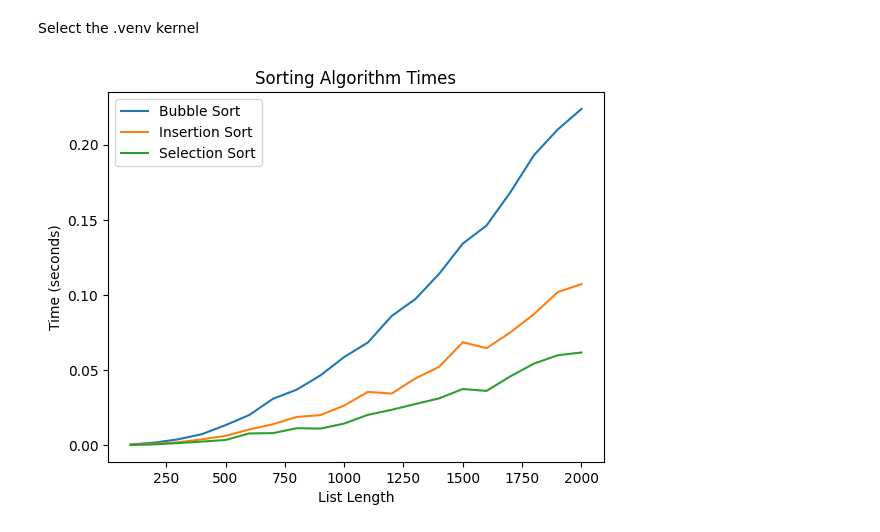
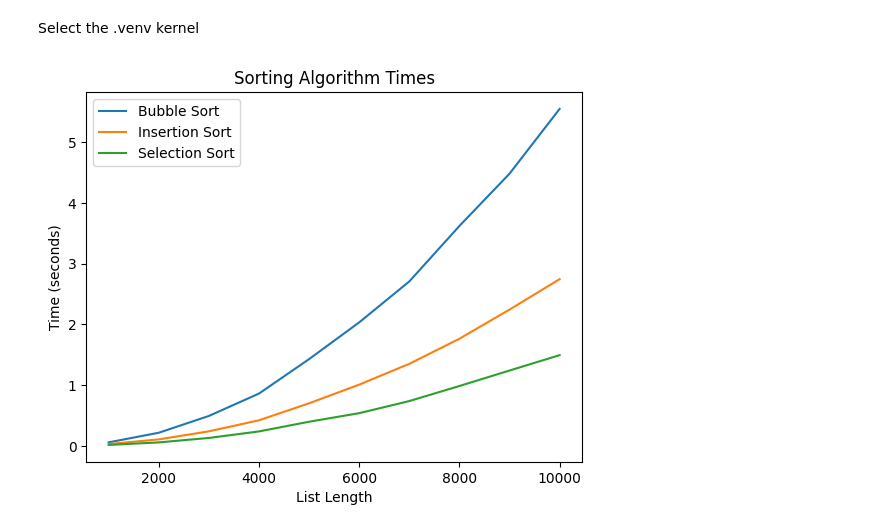
Before and after one commit to Emre-Bozkurt-xyz/Lab1, a Jupyter notebook: e1.ipynb, the cells around one changed output. Saved outputs shown, nothing was run; the diff lists cells and outputs as text; code cells hidden in the pictures.

```diff
--- a/e1.ipynb
+++ b/e1.ipynb
@@ -6,38 +6,38 @@ import matplotlib.pyplot as plt
 import time
 # %%
 # Times for bubble, insertion, and selection sorts
-lengths = [n for n in range(100, 2001, 100)]  # from 100 to 2000 in steps of 100
+lengths = [n * 1000 for n in range (1, 11)]  # from 1000 to 10000 in steps of 1000
 
 bubble_times = []
 insertion_times = []
 selection_times = []
 
 for n in lengths:
     lst = bad_sorts.create_random_list(n, 512)
 
     start = time.time()
     bad_sorts.bubble_sort(lst.copy())
     end = time.time()
     bubble_times.append(end - start)
 
     start = time.time()
     bad_sorts.insertion_sort(lst.copy())
     end = time.time()
     insertion_times.append(end - start)
 
     start = time.time()
     bad_sorts.selection_sort(lst.copy())
     end = time.time()
     selection_times.append(end - start)
 
 # plot all 3 algorithms into one graph
 plt.plot(lengths, bubble_times, label='Bubble Sort')
 plt.plot(lengths, insertion_times, label='Insertion Sort')
 plt.plot(lengths, selection_times, label='Selection Sort')
 plt.xlabel('List Length')
 plt.ylabel('Time (seconds)')
 plt.title('Sorting Algorithm Times')
 plt.legend()
 plt.show()
 # %% [output]
-[figure, old version]
+[figure, new version]
```
Also changed, not shown: 2 other files.
